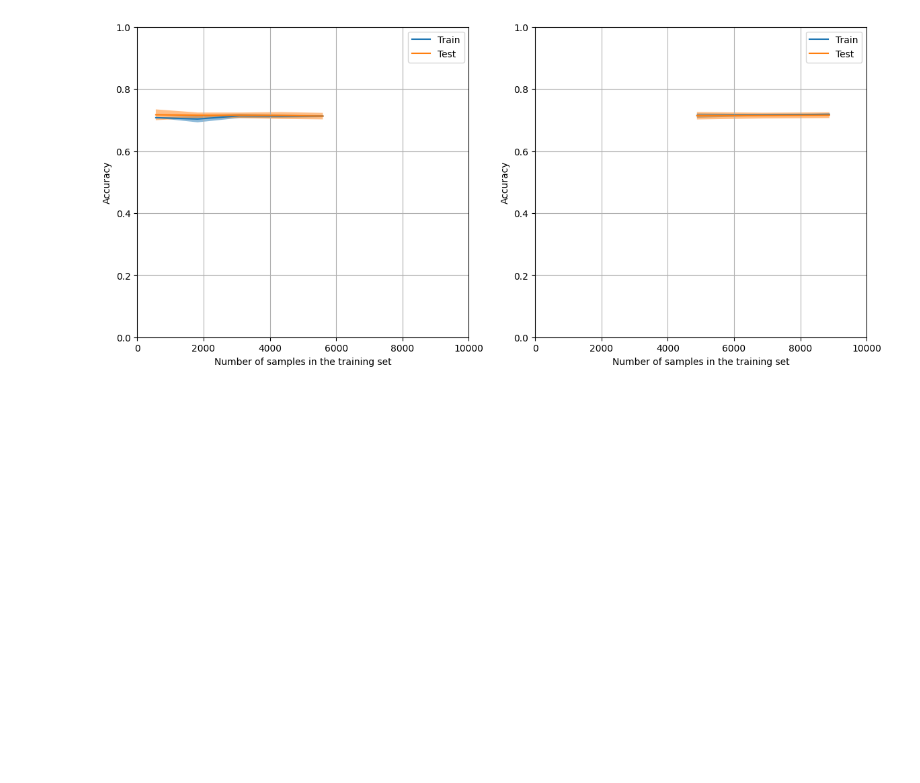
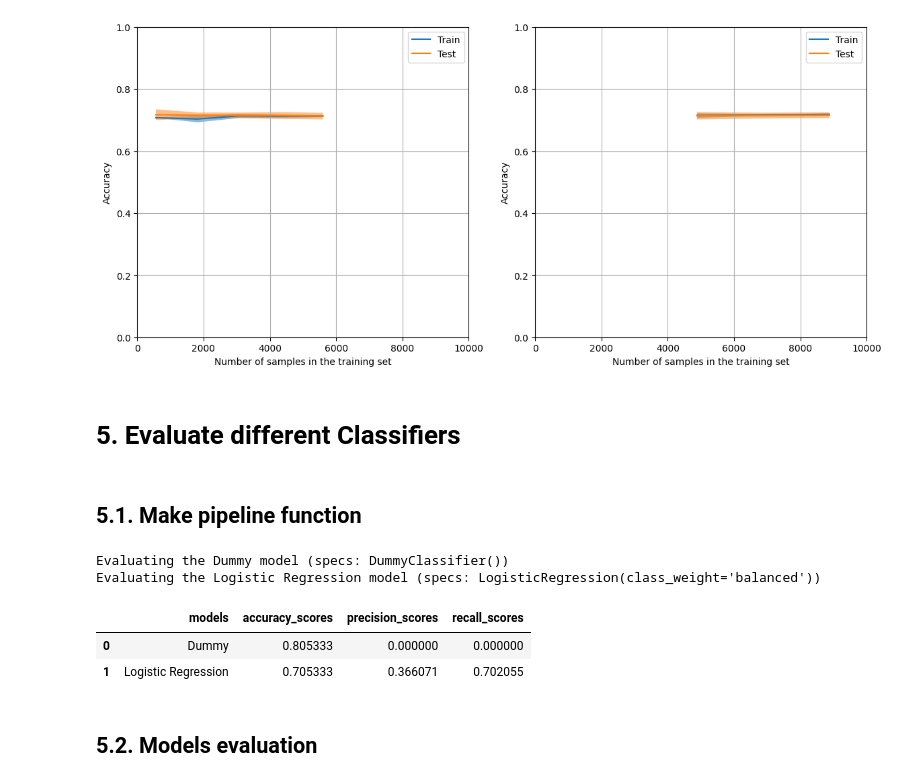
Before and after one commit to jerome-roeser/Bank-customer-churn-modeling, a Jupyter notebook: customer_churn.ipynb, the cells around one changed output. Saved outputs shown, nothing was run; the diff lists cells and outputs as text; code cells hidden in the pictures; blank space fills up the shorter version.

Commit message:
Evaluate different models

```diff
--- a/customer_churn.ipynb
+++ b/customer_churn.ipynb
@@ -327,3 +333,42 @@ ValueError: This solver needs samples of at least 2 classes in the data, but the
   warnings.warn(some_fits_failed_message, FitFailedWarning)
 (0.0, 10000.0)
 [figure]
+# %% [markdown]
+# 5. Evaluate different Classifiers
+# %% [markdown]
+## 5.1. Make pipeline function
+# %%
+from sklearn.metrics import accuracy_score, recall_score, precision_score
+
+models =[
+    DummyClassifier(),
+    LogisticRegression(class_weight= 'balanced'),
+         ]
+
+model_names = [
+    'Dummy',
+    'Logistic Regression'
+    ]
+
+accuracy, precision, recall = [], [], []
+
+for model, model_name in zip(models, model_names):
+    print(f"Evaluating the {model_name} model (specs: {model}) ")
+    pipeline = make_pipeline(preprocessor, model)
+    pipeline.fit(X_train, y_train)
+    accuracy.append(pipeline.score(X_test, y_test))
+    recall.append(recall_score(y_test, pipeline.predict(X_test)))
+    precision.append(precision_score(y_test, pipeline.predict(X_test)))
+
+pd.DataFrame({'models': model_names,
+              'accuracy_scores': accuracy,
+              'precision_scores': precision,
+              'recall_scores': recall})
+# %% [output]
+Evaluating the Dummy model (specs: DummyClassifier())
+Evaluating the Logistic Regression model (specs: LogisticRegression(class_weight='balanced'))
+|  | models | accuracy_scores | precision_scores | recall_scores |
+| 0 | Dummy | 0.805333 | 0.000000 | 0.000000 |
+| 1 | Logistic Regression | 0.705333 | 0.366071 | 0.702055 |
+# %% [markdown]
+## 5.2. Models evaluation
```
Also changed, not shown: parts of 9 cells of this notebook.
